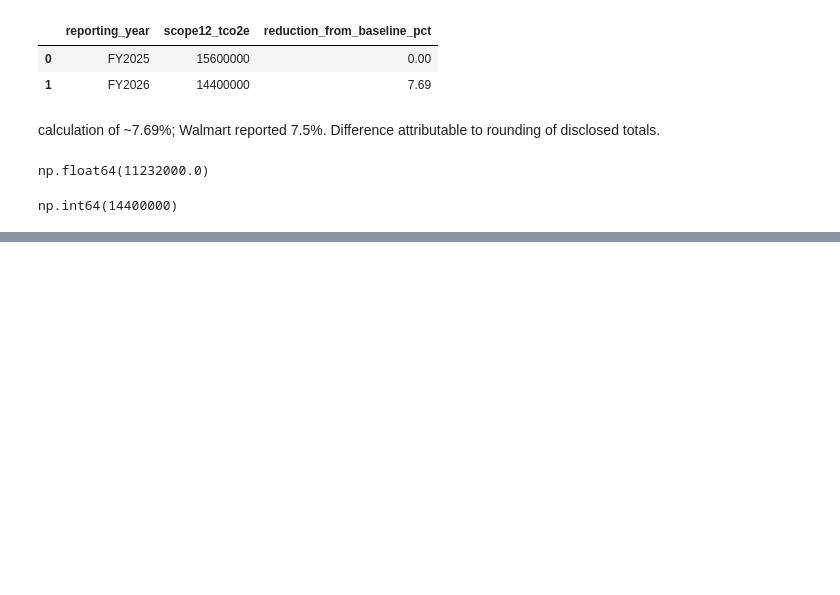
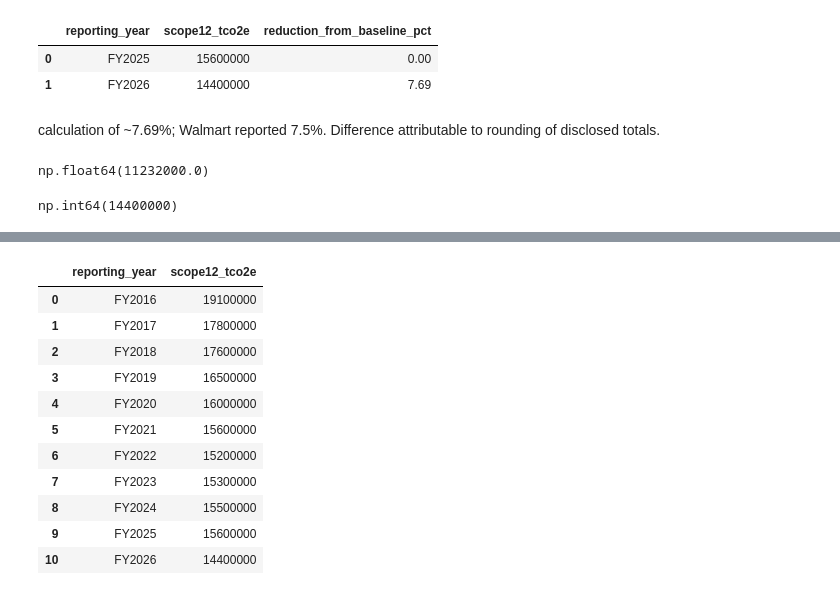
Before and after one commit to naema-bakar/retail-sustainability-benchmarking, a Jupyter notebook: notebooks/01_sbti_target_analysis.ipynb, the cells around one changed output, grey strips where cells are left out. Cells and saved outputs as stored; diff of their text form; code cells hidden in the pictures; blank space fills up the shorter version.

```diff
--- a/notebooks/01_sbti_target_analysis.ipynb
+++ b/notebooks/01_sbti_target_analysis.ipynb
@@ -864,0 +918,47 @@ np.int64(14400000)
+# %%
+walmart_data = {
+    "reporting_year": [
+        "FY2016",
+        "FY2017",
+        "FY2018",
+        "FY2019",
+        "FY2020",
+        "FY2021",
+        "FY2022",
+        "FY2023",
+        "FY2024",
+        "FY2025",
+        "FY2026"
+    ],
+
+    "scope12_tco2e": [
+        19100000,
+        17800000,
+        17600000,
+        16500000,
+        16000000,
+        15600000,
+        15200000,
+        15300000,
+        15500000,
+        15600000,
+        14400000
+    ]
+}
+
+walmart_df = pd.DataFrame(walmart_data)
+
+walmart_df
+# %% [output]
+|  | reporting_year | scope12_tco2e |
+| 0 | FY2016 | 19100000 |
+| 1 | FY2017 | 17800000 |
+| 2 | FY2018 | 17600000 |
+| 3 | FY2019 | 16500000 |
+| 4 | FY2020 | 16000000 |
+| 5 | FY2021 | 15600000 |
+| 6 | FY2022 | 15200000 |
+| 7 | FY2023 | 15300000 |
+| 8 | FY2024 | 15500000 |
+| 9 | FY2025 | 15600000 |
+| 10 | FY2026 | 14400000 |
```
Also changed, not shown: parts of 20 cells of this notebook.
